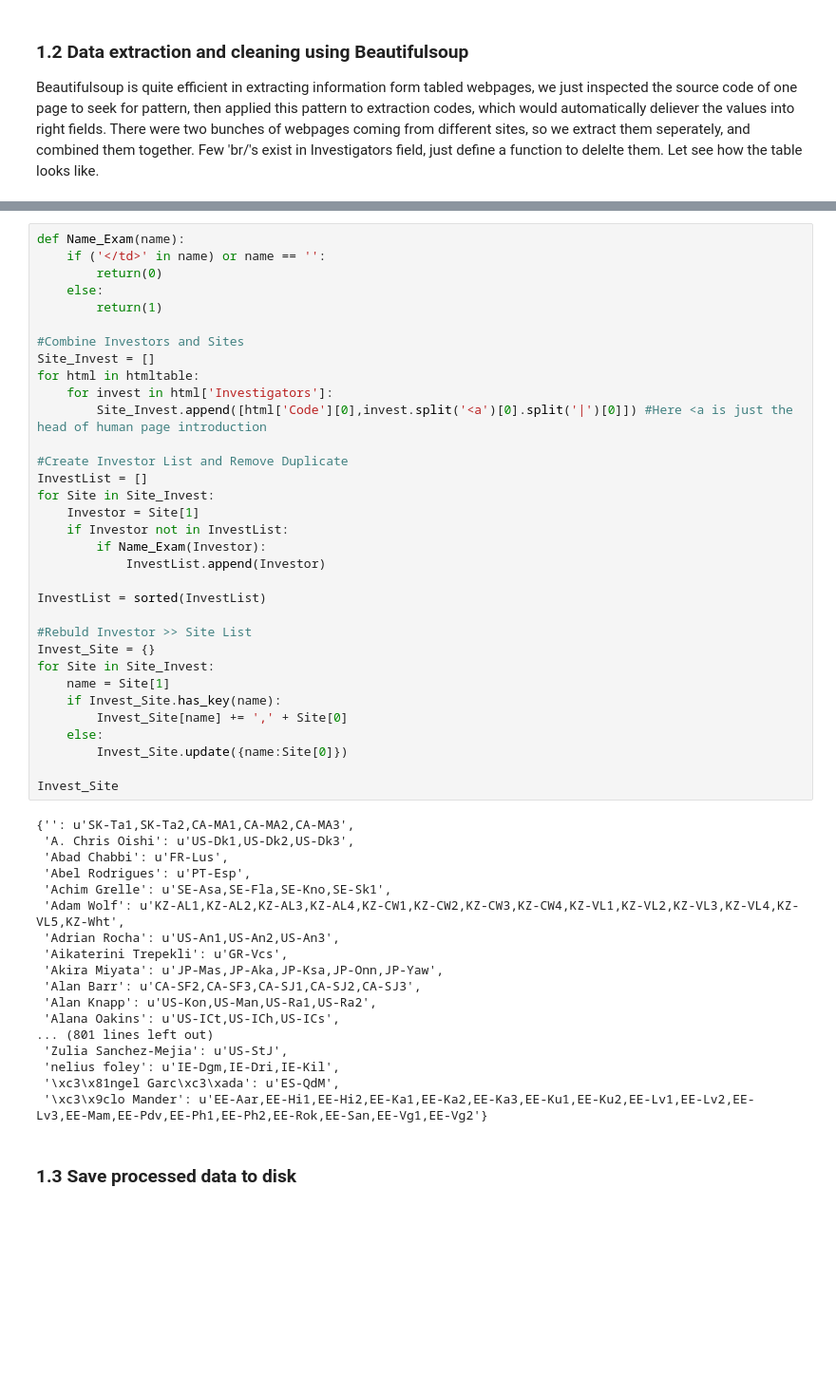
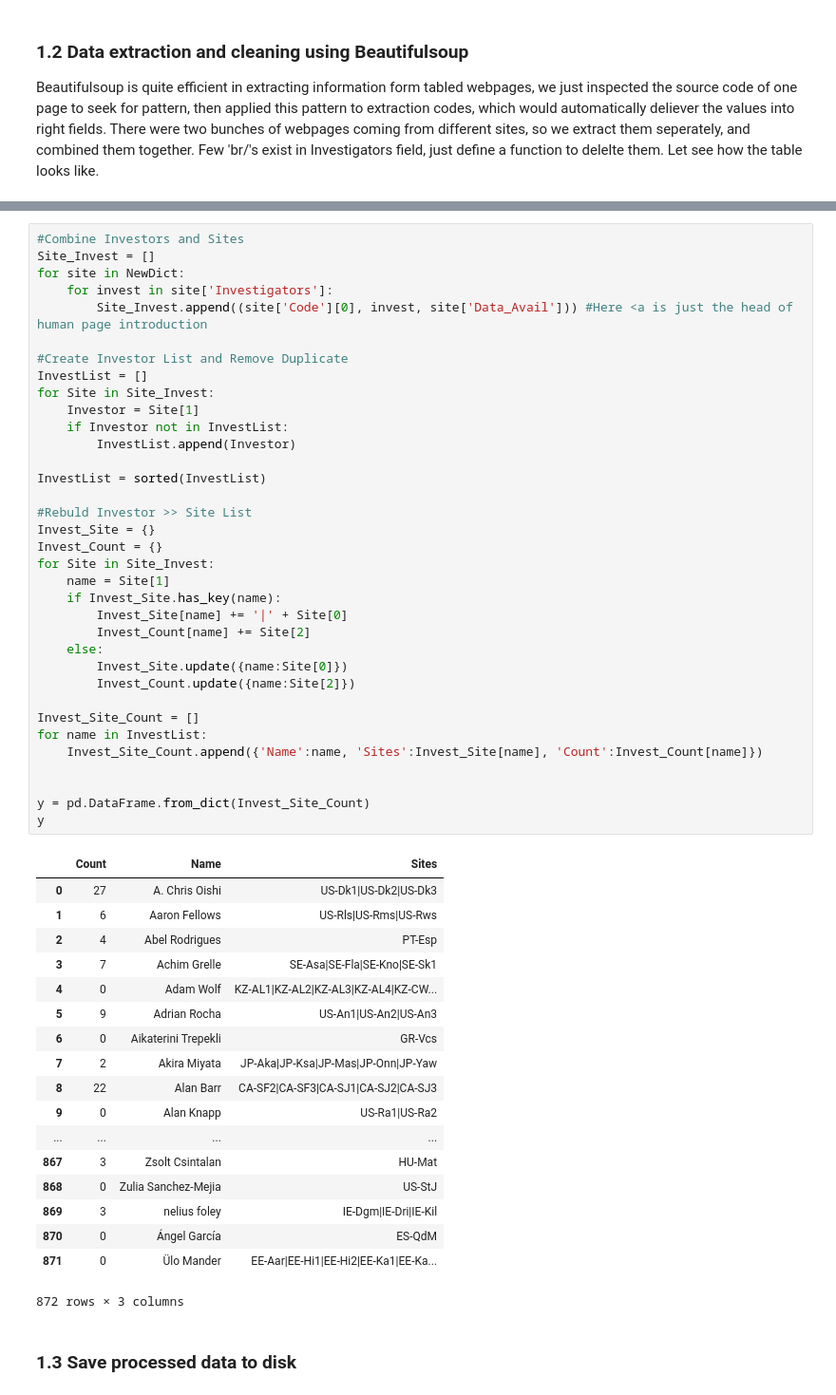
Before and after one commit to daishengqi/Data_Sharing_Impacts, a Jupyter notebook: Raw_Data_Processing.ipynb, the cells around one changed output, grey strips where cells are left out. Shown: that part at 95% size. Cells and saved outputs as stored; diff of their text form; blank space fills up the shorter version.

```diff
--- a/Raw_Data_Processing.ipynb
+++ b/Raw_Data_Processing.ipynb
@@ -123,53 +202,56 @@ Now we are almost there, the next job is to extract investigators and their resp
 # %%
-def Name_Exam(name):
-    if ('</td>' in name) or name == '':
-        return(0)
-    else:
-        return(1)
-
 #Combine Investors and Sites
 Site_Invest = []
-for html in htmltable:
-    for invest in html['Investigators']:
-        Site_Invest.append([html['Code'][0],invest.split('<a')[0].split('|')[0]]) #Here <a is just the head of human page introduction
+for site in NewDict:
+    for invest in site['Investigators']:
+        Site_Invest.append((site['Code'][0], invest, site['Data_Avail'])) #Here <a is just the head of human page introduction
 
 #Create Investor List and Remove Duplicate
 InvestList = []
 for Site in Site_Invest:
     Investor = Site[1]
     if Investor not in InvestList:
-        if Name_Exam(Investor):
-            InvestList.append(Investor)
+        InvestList.append(Investor)
 
 InvestList = sorted(InvestList)
 
 #Rebuld Investor >> Site List
 Invest_Site = {}
+Invest_Count = {}
 for Site in Site_Invest:
     name = Site[1]
     if Invest_Site.has_key(name):
-        Invest_Site[name] += ',' + Site[0]
+        Invest_Site[name] += '|' + Site[0]
+        Invest_Count[name] += Site[2]
     else:
         Invest_Site.update({name:Site[0]})
+        Invest_Count.update({name:Site[2]})
 
-Invest_Site
+Invest_Site_Count = []
+for name in InvestList:
+    Invest_Site_Count.append({'Name':name, 'Sites':Invest_Site[name], 'Count':Invest_Count[name]})
+
+
+y = pd.DataFrame.from_dict(Invest_Site_Count)
+y
 # %% [output]
+|  | Count | Name | Sites |
+| 0 | 27 | A. Chris Oishi | US-Dk1|US-Dk2|US-Dk3 |
+| 1 | 6 | Aaron Fellows | US-Rls|US-Rms|US-Rws |
+| 2 | 4 | Abel Rodrigues | PT-Esp |
+| 3 | 7 | Achim Grelle | SE-Asa|SE-Fla|SE-Kno|SE-Sk1 |
+| 4 | 0 | Adam Wolf | KZ-AL1|KZ-AL2|KZ-AL3|KZ-AL4|KZ-CW... |
+| 5 | 9 | Adrian Rocha | US-An1|US-An2|US-An3 |
+| 6 | 0 | Aikaterini Trepekli | GR-Vcs |
+| 7 | 2 | Akira Miyata | JP-Aka|JP-Ksa|JP-Mas|JP-Onn|JP-Yaw |
+| 8 | 22 | Alan Barr | CA-SF2|CA-SF3|CA-SJ1|CA-SJ2|CA-SJ3 |
+| 9 | 0 | Alan Knapp | US-Ra1|US-Ra2 |
+| ... | ... | ... | ... |
+| 867 | 3 | Zsolt Csintalan | HU-Mat |
+| 868 | 0 | Zulia Sanchez-Mejia | US-StJ |
+| 869 | 3 | nelius foley | IE-Dgm|IE-Dri|IE-Kil |
+| 870 | 0 | Ángel García | ES-QdM |
+| 871 | 0 | Ülo Mander | EE-Aar|EE-Hi1|EE-Hi2|EE-Ka1|EE-Ka... |
-{'': u'SK-Ta1,SK-Ta2,CA-MA1,CA-MA2,CA-MA3',
- 'A. Chris Oishi': u'US-Dk1,US-Dk2,US-Dk3',
- 'Abad Chabbi': u'FR-Lus',
- 'Abel Rodrigues': u'PT-Esp',
- 'Achim Grelle': u'SE-Asa,SE-Fla,SE-Kno,SE-Sk1',
- 'Adam Wolf': u'KZ-AL1,KZ-AL2,KZ-AL3,KZ-AL4,KZ-CW1,KZ-CW2,KZ-CW3,KZ-CW4,KZ-VL1,KZ-VL2,KZ-VL3,KZ-VL4,KZ-VL5,KZ-Wht',
- 'Adrian Rocha': u'US-An1,US-An2,US-An3',
- 'Aikaterini Trepekli': u'GR-Vcs',
- 'Akira Miyata': u'JP-Mas,JP-Aka,JP-Ksa,JP-Onn,JP-Yaw',
- 'Alan Barr': u'CA-SF2,CA-SF3,CA-SJ1,CA-SJ2,CA-SJ3',
- 'Alan Knapp': u'US-Kon,US-Man,US-Ra1,US-Ra2',
- 'Alana Oakins': u'US-ICt,US-ICh,US-ICs',
-... (801 lines left out)
- 'Zulia Sanchez-Mejia': u'US-StJ',
- 'nelius foley': u'IE-Dgm,IE-Dri,IE-Kil',
- '\xc3\x81ngel Garc\xc3\xada': u'ES-QdM',
- '\xc3\x9clo Mander': u'EE-Aar,EE-Hi1,EE-Hi2,EE-Ka1,EE-Ka2,EE-Ka3,EE-Ku1,EE-Ku2,EE-Lv1,EE-Lv2,EE-Lv3,EE-Mam,EE-Pdv,EE-Ph1,EE-Ph2,EE-Rok,EE-San,EE-Vg1,EE-Vg2'}
+872 rows × 3 columns
 # %% [markdown]
 ### 1.3 Save processed data to disk
```
Also changed, not shown: parts of 6 cells of this notebook, 2 other files.
